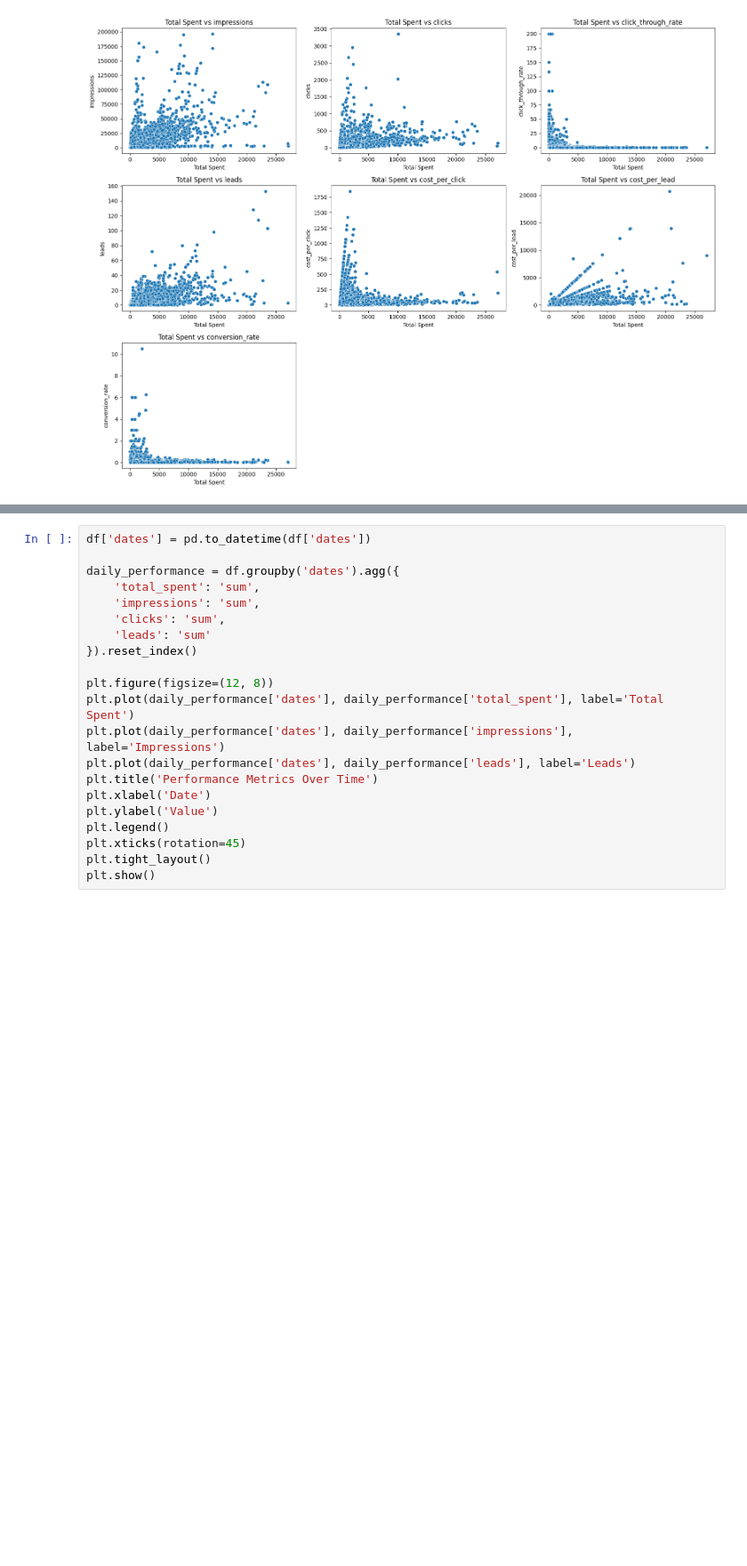
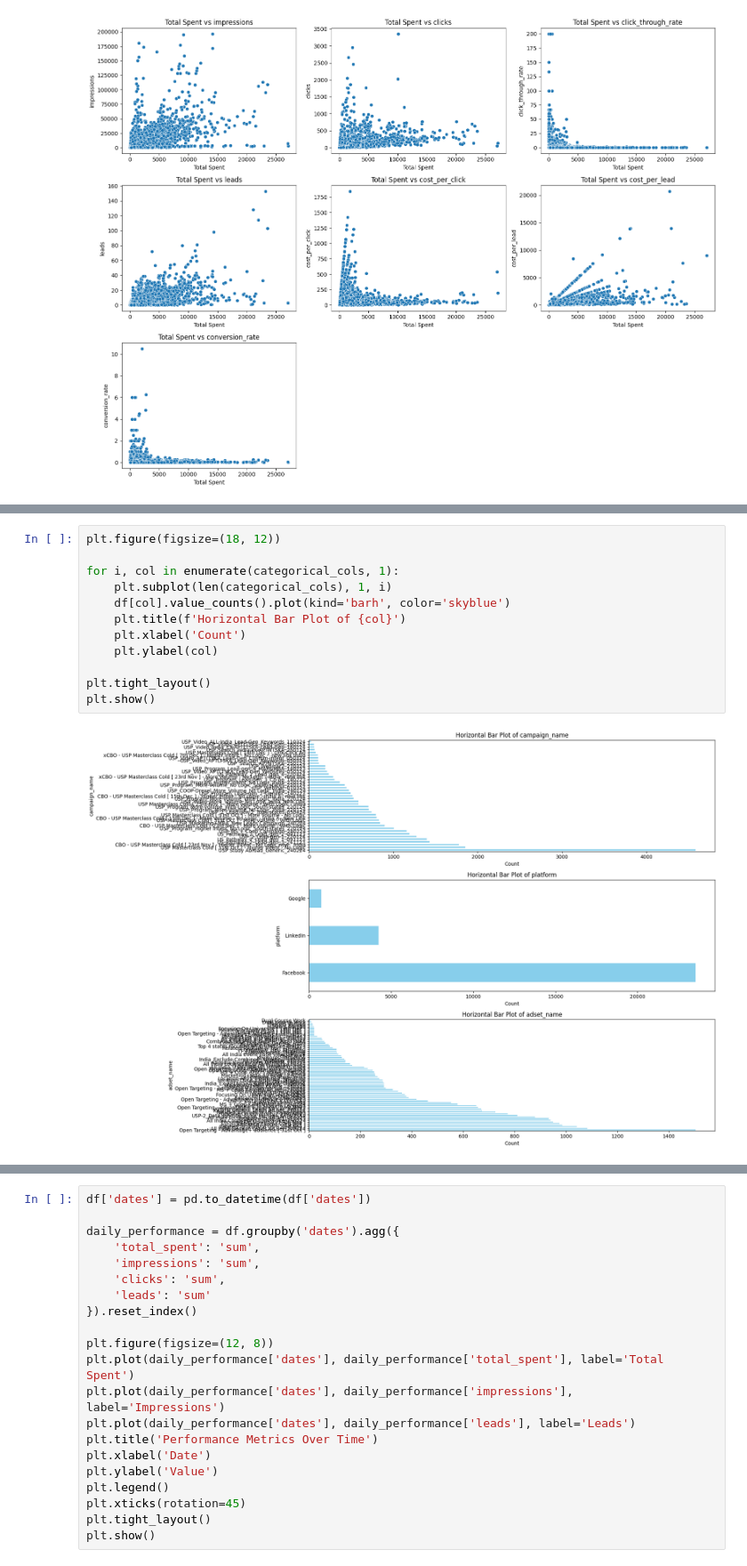
Before and after one commit to Sudheerbmb/Internship-FUTURENSE, a Jupyter notebook: US_Pathway/campaign_performance.ipynb, the cells around one changed output, grey strips where cells are left out. Shown at 89% size. Drawn from its saved outputs; the diff is of its cells as text; blank space fills up the shorter version.

```diff
--- a/US_Pathway/campaign_performance.ipynb
+++ b/US_Pathway/campaign_performance.ipynb
@@ -805,3 +776,17 @@ plt.show()
+# %%
+plt.figure(figsize=(18, 12))
+
+for i, col in enumerate(categorical_cols, 1):
+    plt.subplot(len(categorical_cols), 1, i)
+    df[col].value_counts().plot(kind='barh', color='skyblue')
+    plt.title(f'Horizontal Bar Plot of {col}')
+    plt.xlabel('Count')
+    plt.ylabel(col)
+
+plt.tight_layout()
+plt.show()
+# %% [output]
+[figure, added]
 # %%
 import pandas as pd
 import matplotlib.pyplot as plt
```
Also changed, not shown: parts of 18 cells of this notebook, 6 other files.
